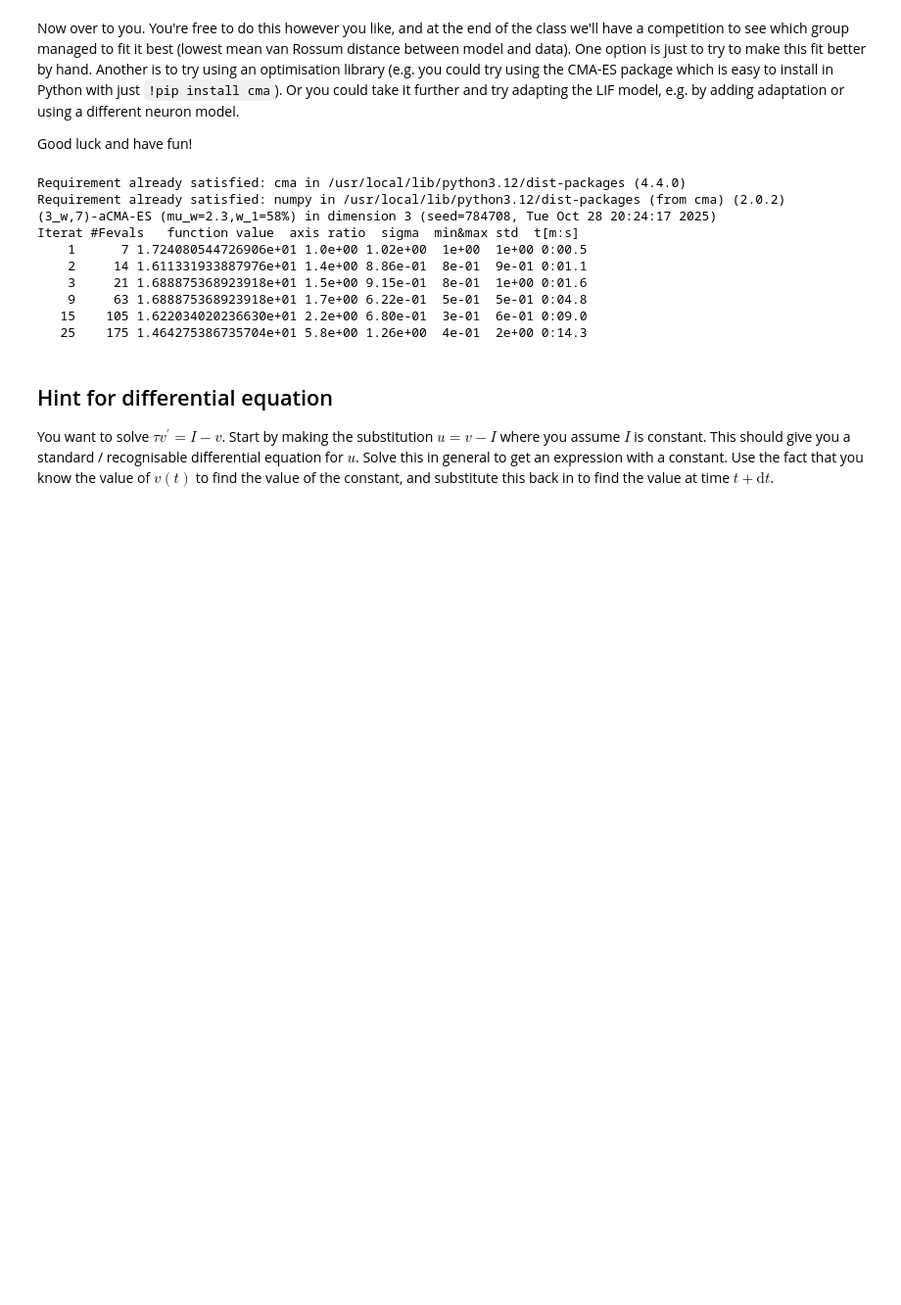
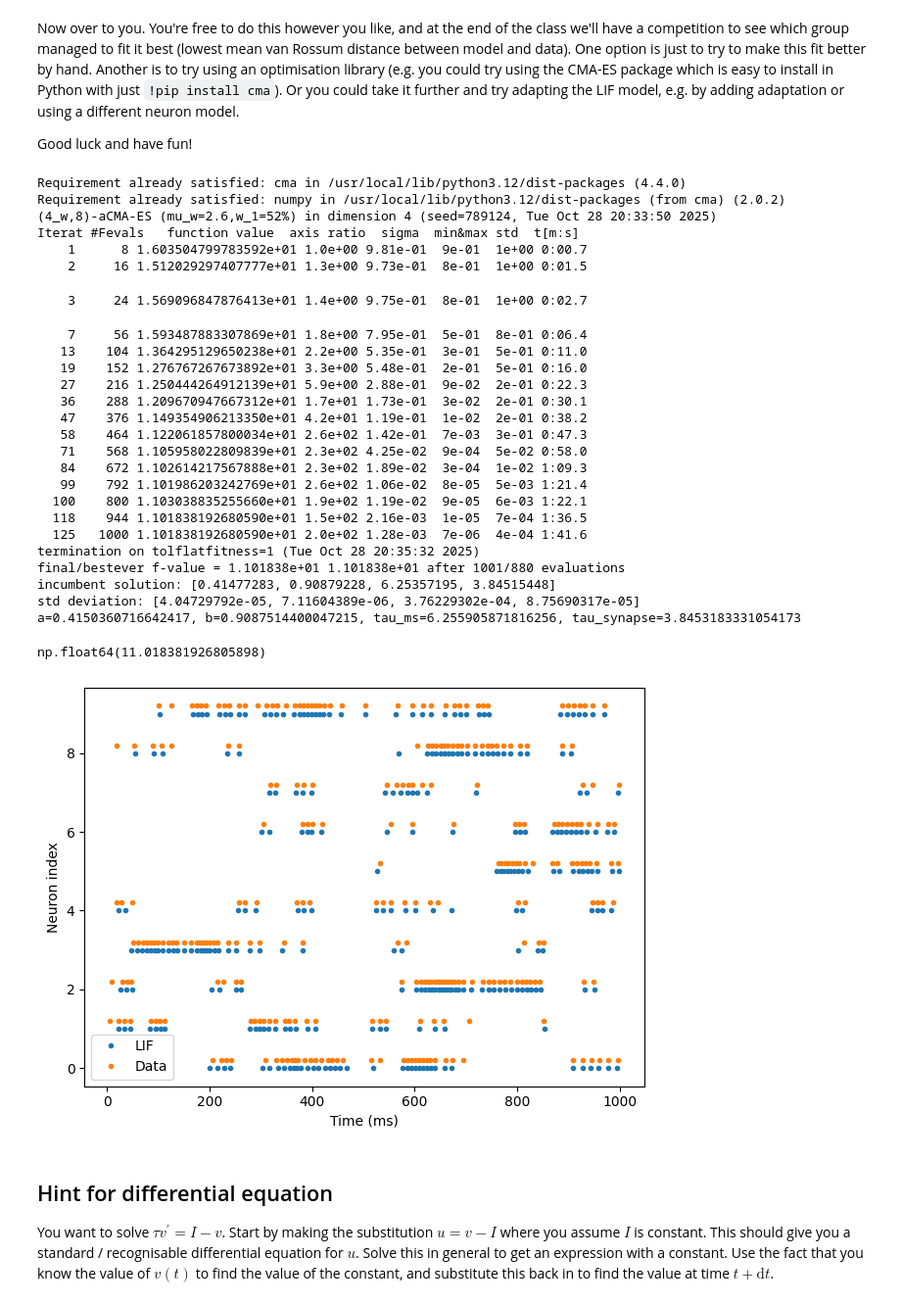
Before and after one commit to joemavs/neuro4ml, a Jupyter notebook: w1-neurons/w1-neurons.ipynb, the cells around one changed output. Shown at 98% size. Cells and saved outputs as stored; diff of their text form; code cells hidden in the pictures; blank space fills up the shorter version.

```diff
--- a/w1-neurons/w1-neurons.ipynb
+++ b/w1-neurons/w1-neurons.ipynb
@@ -180,27 +197,55 @@ Good luck and have fun!
 # %%
 !pip install cma
 import cma
 
+# def objective_fn(params):
+#     a, b, tau_ms = params
+#     d = eval_LIF(state_I, spike_t, spike_i, a, b, tau_ms)
+#     return d
+
+# xbest, _ = cma.fmin2(objective_fn, [1, 0, 2], 1)
+# a, b, tau_ms = xbest
+# print(f'a={a}, b={b}, tau_ms={tau_ms}')
+# eval_LIF(state_I, spike_t, spike_i, a, b, tau_ms, do_plot=True)
+
+
 def objective_fn(params):
-    a, b, tau_ms = params
-    d = eval_LIF(state_I, spike_t, spike_i, a, b, tau_ms)
+    a, b, tau_ms, tau_synapse = params
+    d = eval_LIF2(state_I, spike_t, spike_i, a, b, tau_ms, tau_synapse)
     return d
 
-xbest, _ = cma.fmin2(objective_fn, [1, 0, 2], 1)
-a, b, tau_ms = xbest
-print(f"Best parameters: a={a}, b={b}, tau={tau_ms}")
-eval_LIF(state_I, spike_t, spike_i, a, b, tau_ms, do_plot=True)
+xbest, _ = cma.fmin2(objective_fn, [1, 0, 2, 2], 1)
+a, b, tau_ms, tau_synapse = xbest
+print(f'a={a}, b={b}, tau_ms={tau_ms}, tau_synapse={tau_synapse}')
+eval_LIF2(state_I, spike_t, spike_i, a, b, tau_ms, tau_synapse, do_plot=True)
 # %% [output]
 Requirement already satisfied: cma in /usr/local/lib/python3.12/dist-packages (4.4.0)
 Requirement already satisfied: numpy in /usr/local/lib/python3.12/dist-packages (from cma) (2.0.2)
-(3_w,7)-aCMA-ES (mu_w=2.3,w_1=58%) in dimension 3 (seed=784708, Tue Oct 28 20:24:17 2025)
+(4_w,8)-aCMA-ES (mu_w=2.6,w_1=52%) in dimension 4 (seed=789124, Tue Oct 28 20:33:50 2025)
 Iterat #Fevals   function value  axis ratio  sigma  min&max std  t[m:s]
-    1      7 1.724080544726906e+01 1.0e+00 1.02e+00  1e+00  1e+00 0:00.5
-    2     14 1.611331933887976e+01 1.4e+00 8.86e-01  8e-01  9e-01 0:01.1
-    3     21 1.688875368923918e+01 1.5e+00 9.15e-01  8e-01  1e+00 0:01.6
-    9     63 1.688875368923918e+01 1.7e+00 6.22e-01  5e-01  5e-01 0:04.8
-   15    105 1.622034020236630e+01 2.2e+00 6.80e-01  3e-01  6e-01 0:09.0
-   25    175 1.464275386735704e+01 5.8e+00 1.26e+00  4e-01  2e+00 0:14.3
+    1      8 1.603504799783592e+01 1.0e+00 9.81e-01  9e-01  1e+00 0:00.7
+    2     16 1.512029297407777e+01 1.3e+00 9.73e-01  8e-01  1e+00 0:01.5
+    3     24 1.569096847876413e+01 1.4e+00 9.75e-01  8e-01  1e+00 0:02.7
+    7     56 1.593487883307869e+01 1.8e+00 7.95e-01  5e-01  8e-01 0:06.4
+   13    104 1.364295129650238e+01 2.2e+00 5.35e-01  3e-01  5e-01 0:11.0
+   19    152 1.276767267673892e+01 3.3e+00 5.48e-01  2e-01  5e-01 0:16.0
+   27    216 1.250444264912139e+01 5.9e+00 2.88e-01  9e-02  2e-01 0:22.3
+   36    288 1.209670947667312e+01 1.7e+01 1.73e-01  3e-02  2e-01 0:30.1
+   47    376 1.149354906213350e+01 4.2e+01 1.19e-01  1e-02  2e-01 0:38.2
+   58    464 1.122061857800034e+01 2.6e+02 1.42e-01  7e-03  3e-01 0:47.3
+   71    568 1.105958022809839e+01 2.3e+02 4.25e-02  9e-04  5e-02 0:58.0
+   84    672 1.102614217567888e+01 2.3e+02 1.89e-02  3e-04  1e-02 1:09.3
+   99    792 1.101986203242769e+01 2.6e+02 1.06e-02  8e-05  5e-03 1:21.4
+  100    800 1.103038835255660e+01 1.9e+02 1.19e-02  9e-05  6e-03 1:22.1
+  118    944 1.101838192680590e+01 1.5e+02 2.16e-03  1e-05  7e-04 1:36.5
+  125   1000 1.101838192680590e+01 2.0e+02 1.28e-03  7e-06  4e-04 1:41.6
+termination on tolflatfitness=1 (Tue Oct 28 20:35:32 2025)
+final/bestever f-value = 1.101838e+01 1.101838e+01 after 1001/880 evaluations
+incumbent solution: [0.41477283, 0.90879228, 6.25357195, 3.84515448]
+std deviation: [4.04729792e-05, 7.11604389e-06, 3.76229302e-04, 8.75690317e-05]
+a=0.4150360716642417, b=0.9087514400047215, tau_ms=6.255905871816256, tau_synapse=3.8453183331054173
+np.float64(11.018381926805898)
+[figure, added]
 # %%
 # Function that runs the simulation
 # I: input current
```
Also changed, not shown: parts of 2 cells of this notebook.
